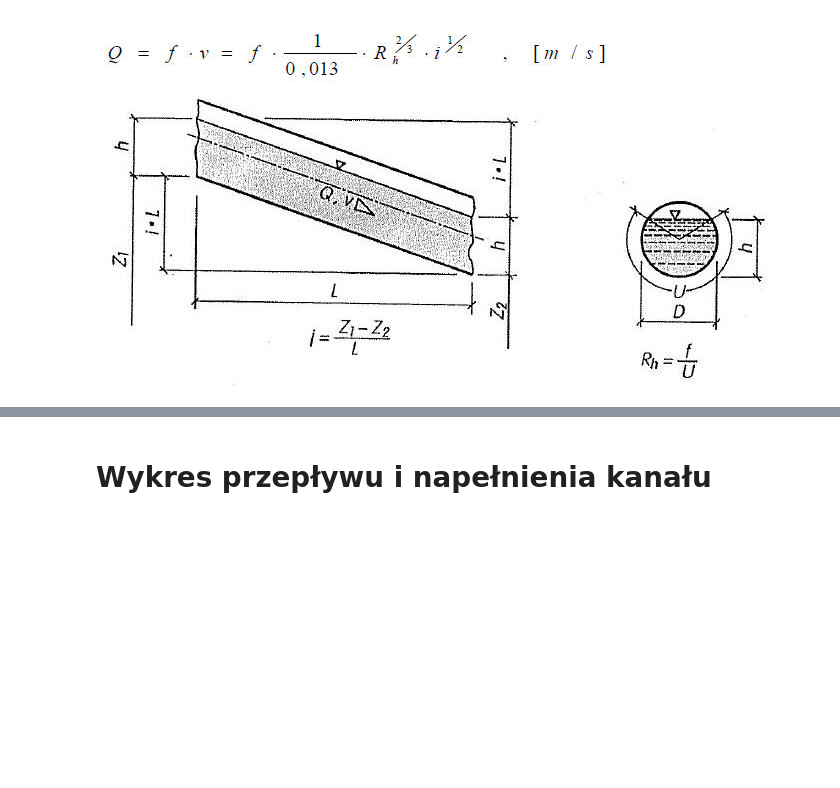
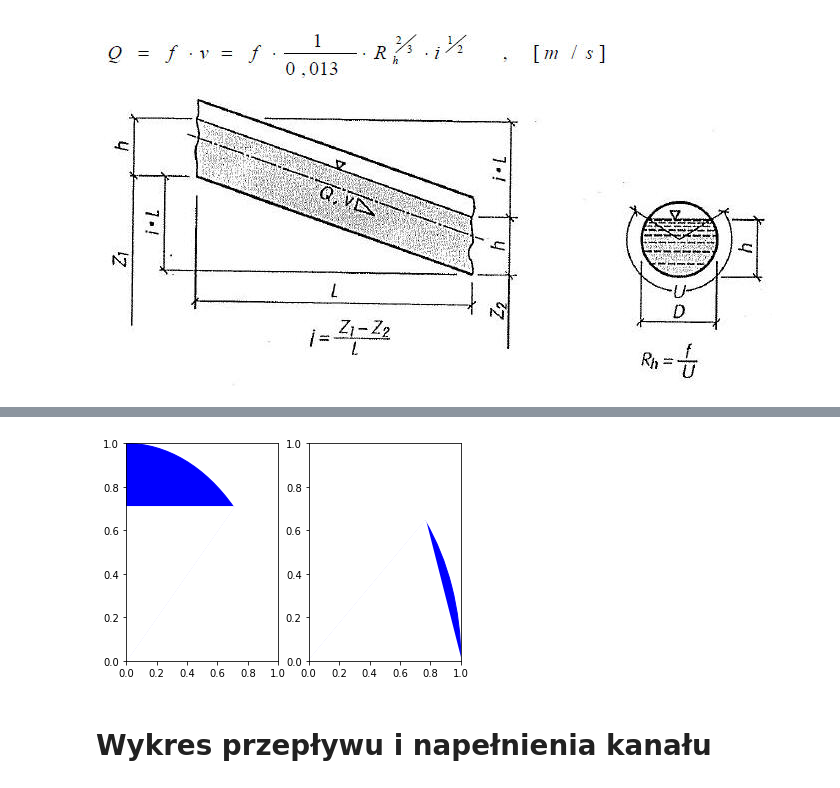
Before and after one commit to BuczynskiRafal/pipe_calculations, a Jupyter notebook: Pipe_drop.ipynb, the cells around one changed output, grey strips where cells are left out. Drawn from its saved outputs; the diff is of its cells as text; code cells hidden in the pictures; blank space fills up the shorter version.

```diff
--- a/Pipe_drop.ipynb
+++ b/Pipe_drop.ipynb
@@ -248,3 +235,26 @@ W obliczeniach bazujących na wzorach stosuje się wzór Chezy’ego–Manninga,
+# %%
+import matplotlib.patches as mpatches
+import matplotlib.pyplot as plt
+import numpy as np
+
+def filled_arc(center, radius, theta1, theta2, ax, color):
+
+    circ = mpatches.Wedge(center, radius, theta1, theta2, fill=True, color=color)
+    pt1 = (radius * (np.cos(theta1*np.pi/180.)) + center[0],
+           radius * (np.sin(theta1*np.pi/180.)) + center[1])
+    pt2 = (radius * (np.cos(theta2*np.pi/180.)) + center[0],
+           radius * (np.sin(theta2*np.pi/180.)) + center[1])
+    pt3 = center
+    pol = mpatches.Polygon([pt1, pt2, pt3], color=ax.get_fc(),
+                           ec=ax.get_fc(), lw=2 )
+    ax.add_patch(circ)
+    ax.add_patch(pol)
+
+fig, ax = plt.subplots(1,2)
+filled_arc((0,0), 1, 45, 135, ax[0], "blue")
+filled_arc((0,0), 1, 0, 40, ax[1], "blue")
+# %% [output]
+[figure, added]
 # %% [markdown]
 # Wykres przepływu i napełnienia kanału
 # %% [markdown]
```
Also changed, not shown: parts of 5 cells of this notebook.
